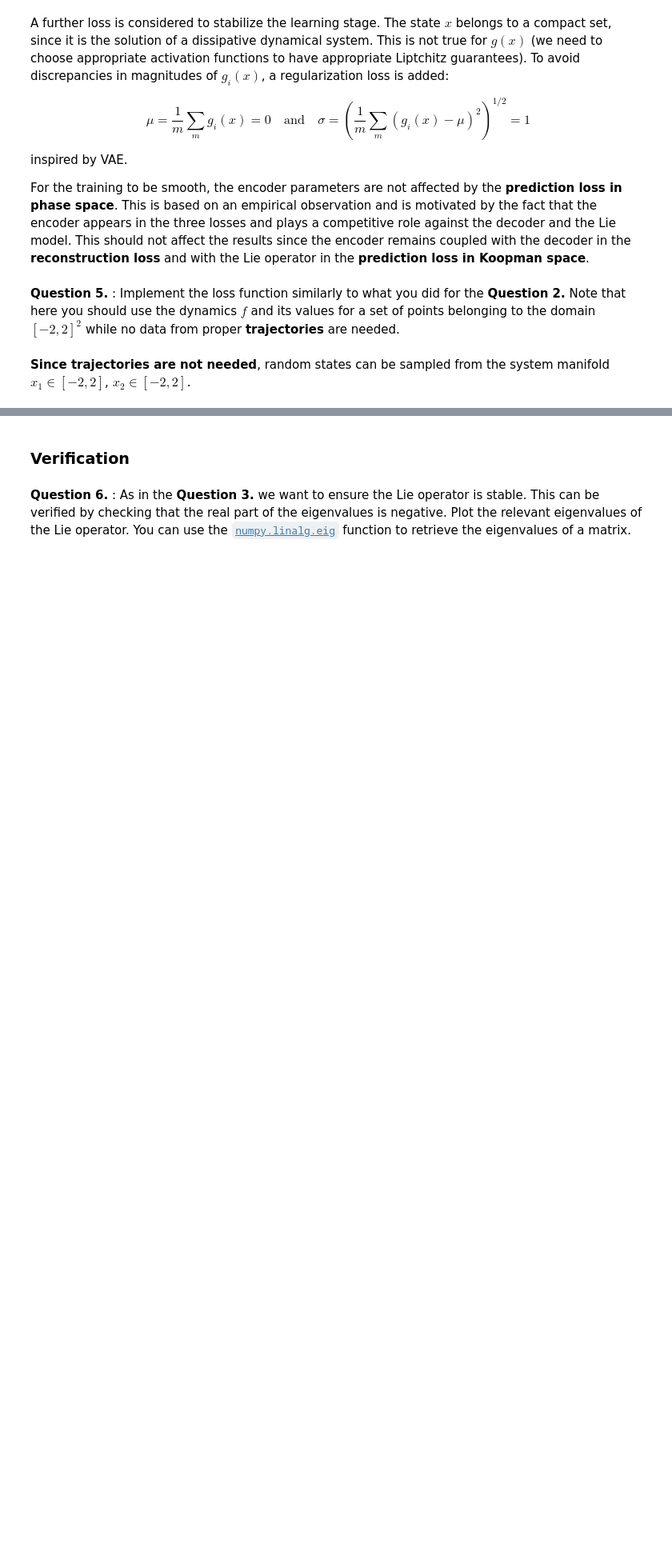
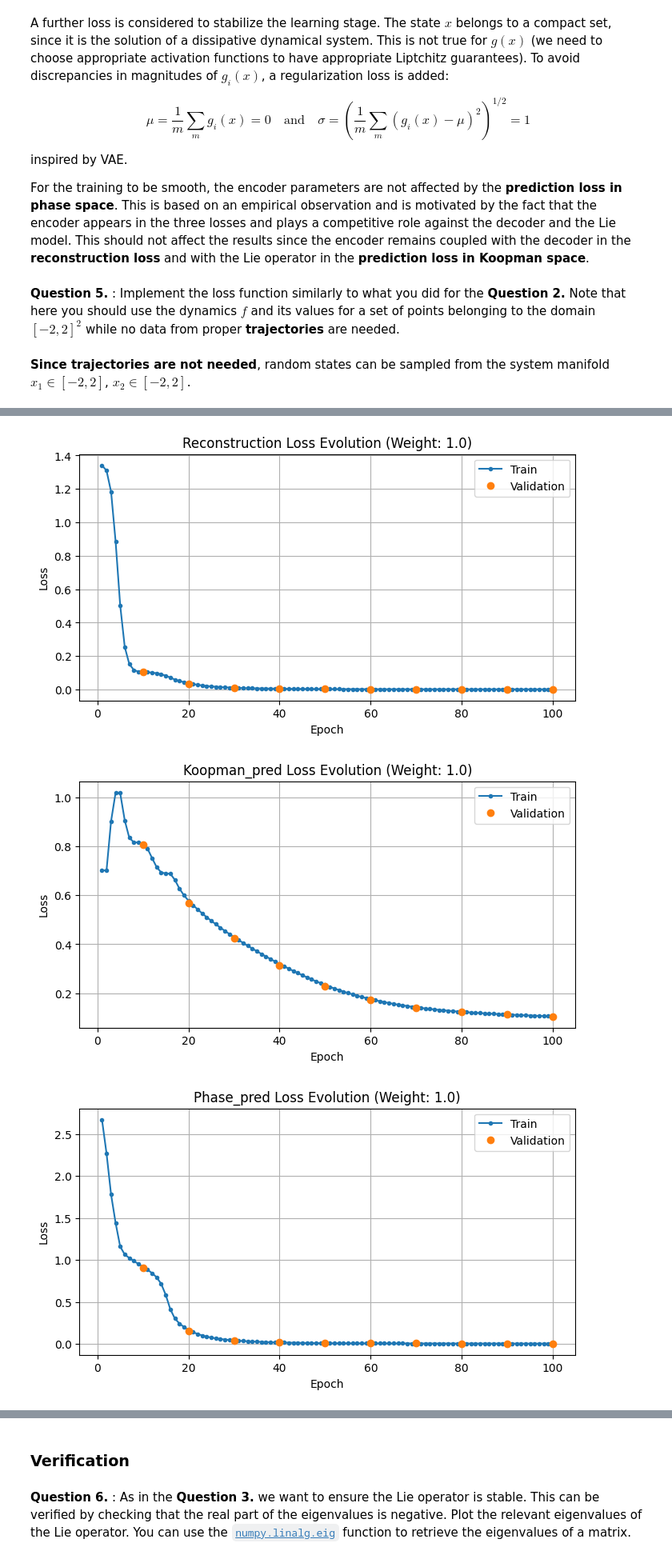
Before and after one commit to HalvardBariller/practical-deep-learning, a Jupyter notebook: 4_DynamicalSystems/TP5_dynamics.ipynb, the cells around one changed output, grey strips where cells are left out. Shown at 80% size. Saved outputs shown, nothing was run; the diff lists cells and outputs as text; code cells hidden in the pictures; blank space fills up the shorter version.

```diff
--- a/4_DynamicalSystems/TP5_dynamics.ipynb
+++ b/4_DynamicalSystems/TP5_dynamics.ipynb
@@ -882,2 +977,22 @@ def loss(tensor2d_x: torch.Tensor,
+# %%
+def loss_reconstruction_lie(tensor2d_x, tensor2d_decoded_x):
+    return F.mse_loss(tensor2d_x, tensor2d_decoded_x)
+
+def loss_koopman_pred_lie(tensor2d_lie_observable_next, tensor2d_jvp):
+    return F.mse_loss(tensor2d_lie_observable_next, tensor2d_jvp)
+
+def loss_vae_lie(tensor2d_observable):
+    """gaussian_ll_loss = nn.GaussianNLLLoss()
+    var = torch.ones_like(tensor2d_observable)
+    target = torch.zeros_like(tensor2d_observable)
+    return gaussian_ll_loss(tensor2d_observable, target, var)"""
+    mean = tensor2d_observable.mean(dim=0)
+    std = tensor2d_observable.std(dim=0)
+    # we add small regularisation term in the log to avoid computational errors
+    kl_divergence = 0.5 * torch.sum(std**2 + mean**2 - 1 - torch.log(std**2 + 1e-9))
+    return kl_divergence
+
+def loss_prediction_lie(tensor2d_predict_x_next, tensor2d_x_next):
+    return F.mse_loss(tensor2d_predict_x_next, tensor2d_x_next)
 # %% [markdown]
 **Since trajectories are not needed**, random states can be sampled from the system manifold $x_1 \in [-2, 2]$, $x_2 \in [-2, 2]$.
@@ -963,0 +999,3 @@ for epoch in range(n_epoch):
+# %%
+n_batch = len(train_dataloader)
+n_batch_test = len(test_dataloader)
@@ -963,0 +1096,3 @@ for epoch in range(n_epoch):
+# %%
+train_and_evaluate_lie(n_epoch=100,weight_reconstruction=1.0, weight_koopman_pred=1.0, weight_phase_pred=1.0, weight_kl_divergence=0.1)
+# %% [output]
@@ -963,0 +1109,3 @@ for epoch in range(n_epoch):
+[figure, added]
+[figure, added]
+[figure, added]
```
Also changed, not shown: parts of 29 cells of this notebook.
